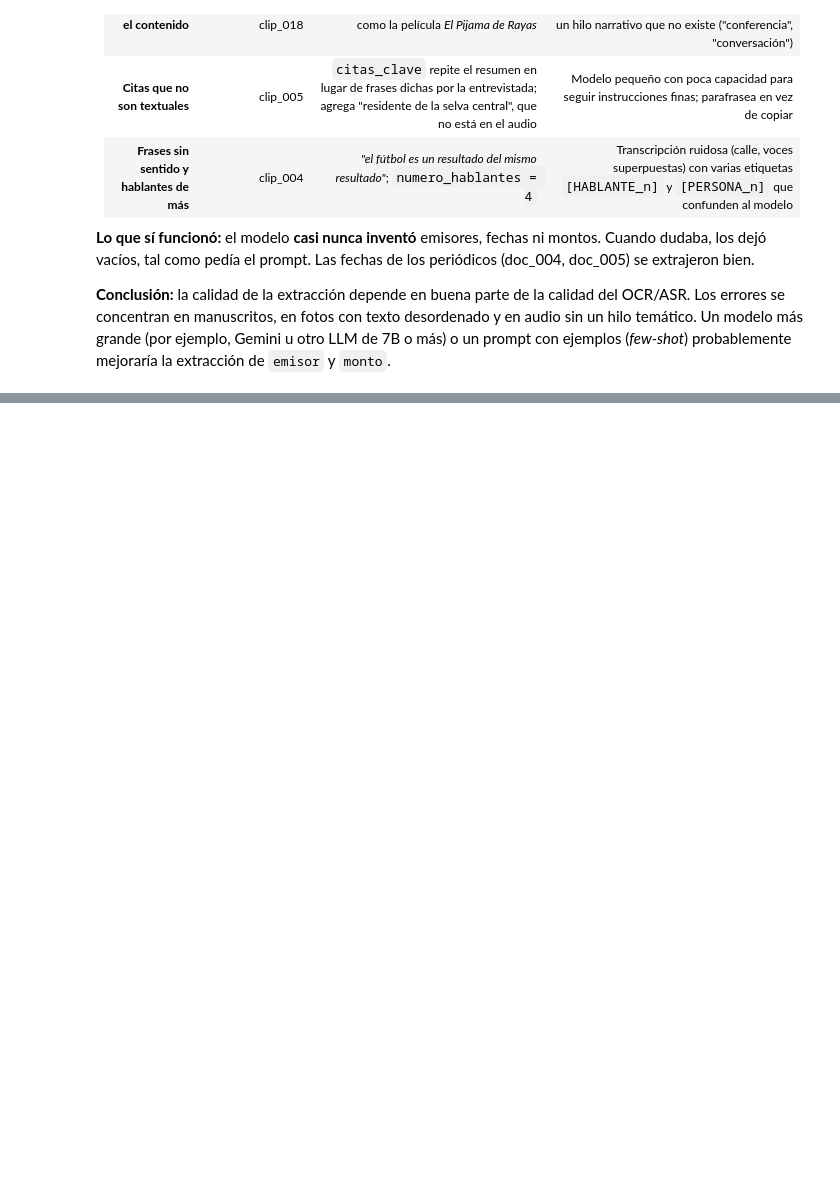
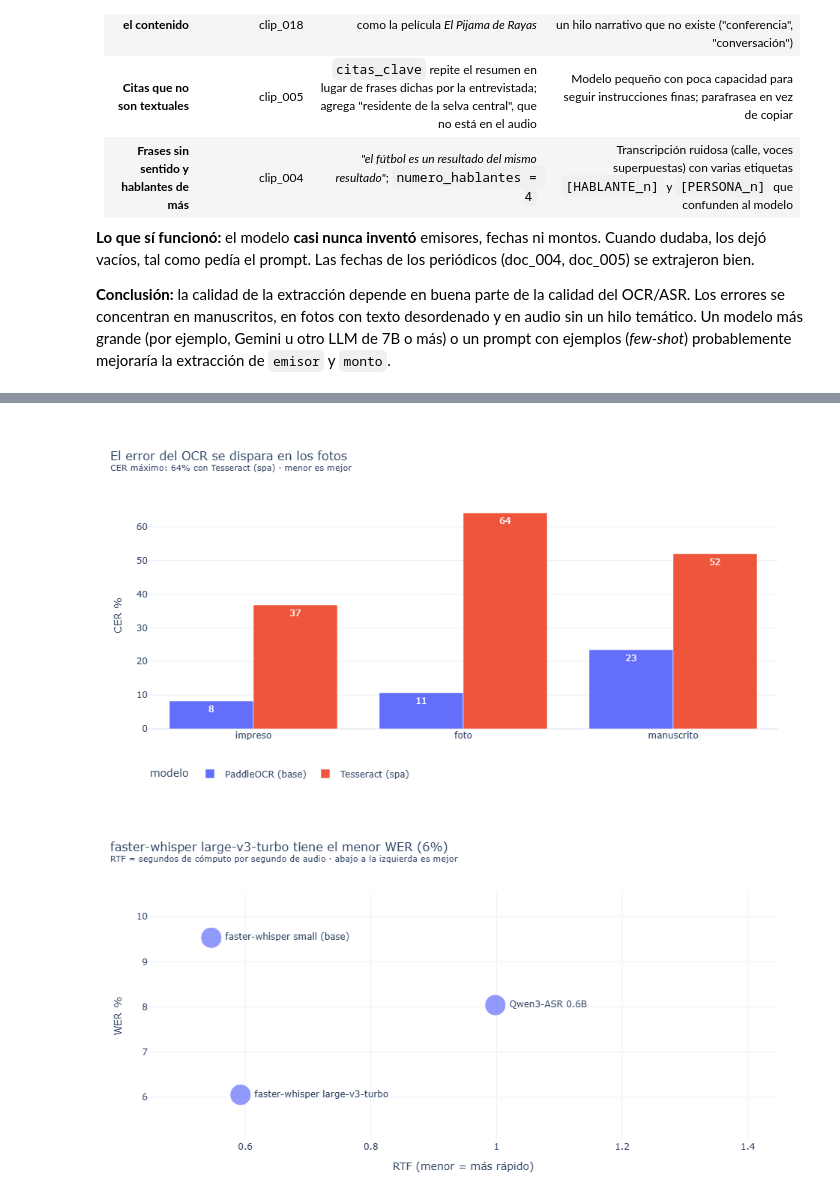
Before and after one commit to ValMur123/python_intermedio, a Jupyter notebook: tarea_2/02_evaluacion.ipynb, the cells around one changed output, grey strips where cells are left out. Cells and saved outputs as stored; diff of their text form; code cells hidden in the pictures; blank space fills up the shorter version.

Commit message:
#5 Mejora, comparación de modelos y casos dificiles

```diff
--- a/tarea_2/02_evaluacion.ipynb
+++ b/tarea_2/02_evaluacion.ipynb
@@ -489,0 +514,35 @@ Listo: abre datos/auditoria_llm.csv en Excel → ['id', 'modalidad', 'tema', 're
+# %%
+def mostrar(fig):
+    fig.update_layout(template="plotly_white", title_x=0.02,
+                      margin=dict(t=110, l=70, r=40, b=60), title_font_size=16)
+    fig.show()
+    try:
+        from IPython.display import Image as PNG
+        display(PNG(fig.to_image(format="png", width=950, height=500)))
+    except Exception:
+        pass
+
+# 1) CER por tipo de documento y modelo de OCR
+g = (tabla_ocr[["impreso", "foto", "manuscrito"]] * 100).reset_index().melt("modelo", var_name="tipo", value_name="CER %")
+peor = g.loc[g["CER %"].idxmax()]
+fig = px.bar(g, x="tipo", y="CER %", color="modelo", barmode="group", text_auto=".0f",
+             title=(f"El error del OCR se dispara en los {peor.tipo}s<br>"
+                    f"<sup>CER máximo: {peor['CER %']:.0f}% con {peor.modelo} · menor es mejor</sup>"))
+fig.update_layout(xaxis_title="", legend=dict(orientation="h", y=-0.15))
+mostrar(fig)
+
+# 2) WER vs. velocidad de los modelos de ASR
+h = comp_asr.groupby("modelo").agg(WER=("error", lambda s: wer_corpus(comp_asr.loc[s.index]) * 100),
+                                   RTF=("rtf", "mean")).reset_index()
+mejor = h.loc[h.WER.idxmin()]
+fig = px.scatter(h, x="RTF", y="WER", text="modelo", size=[20] * len(h),
+                 title=(f"{mejor.modelo} tiene el menor WER ({mejor.WER:.0f}%)<br>"
+                        f"<sup>RTF = segundos de cómputo por segundo de audio · abajo a la izquierda es mejor</sup>"))
+fig.update_traces(textposition="middle right")
+fig.update_layout(xaxis_title="RTF (menor = más rápido)", yaxis_title="WER %",
+                  xaxis_range=[h.RTF.min() - 0.1, h.RTF.max() + 0.45],
+                  yaxis_range=[h.WER.min() - 1, h.WER.max() + 1])
+mostrar(fig)
+# %% [output]
+[figure, added]
+[figure, added]
```
Also changed, not shown: parts of 4 cells of this notebook, 2 other files.
